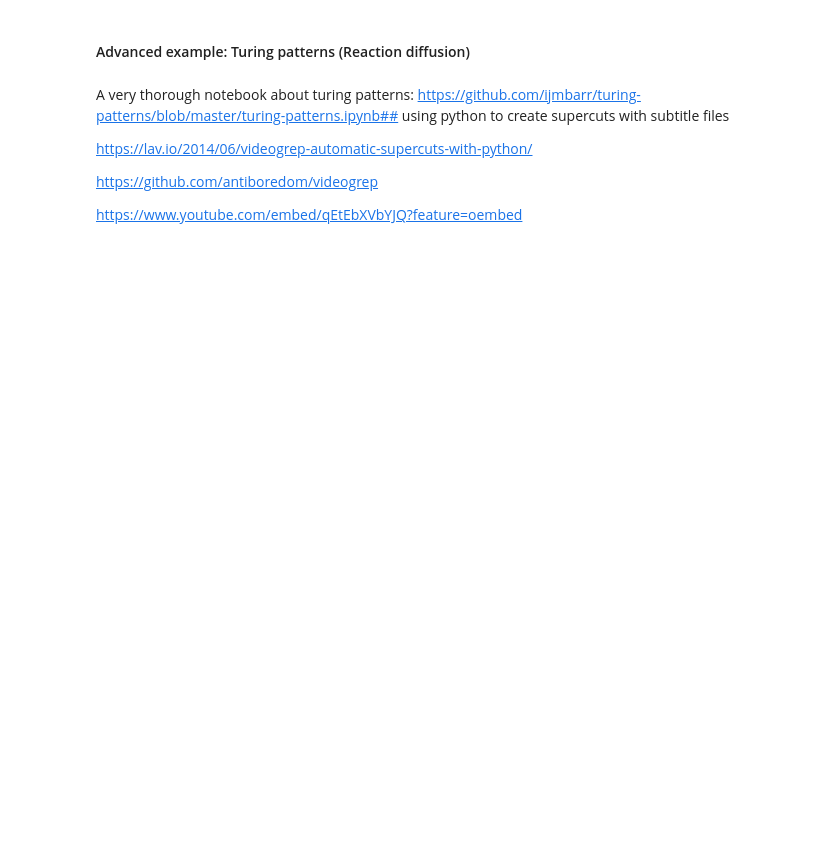
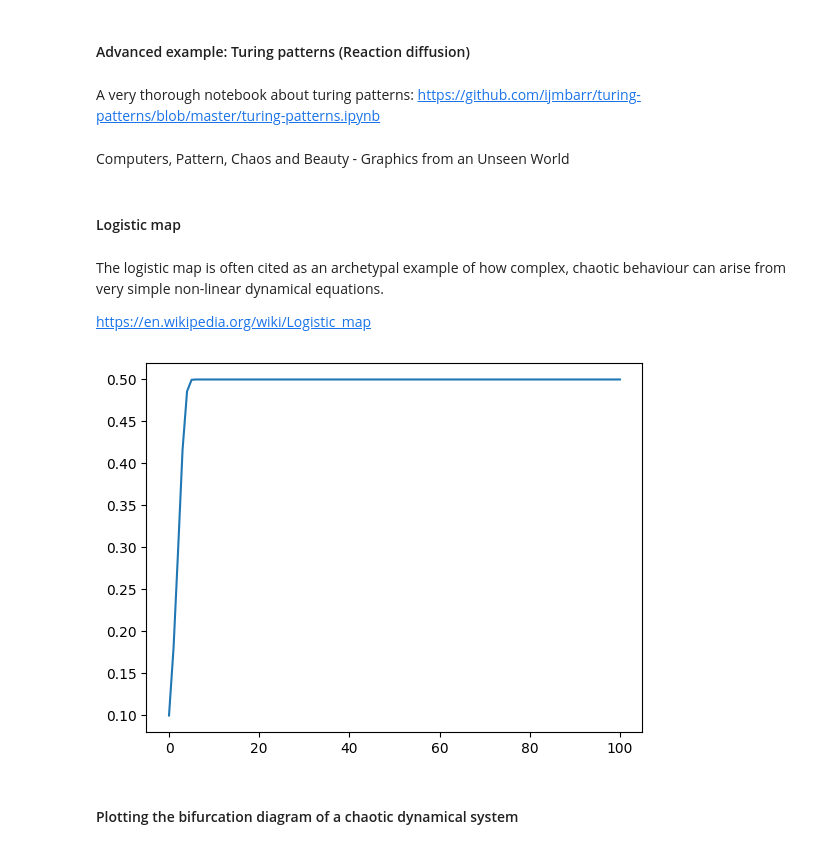
Before and after one commit to coralreefman/bca, a Jupyter notebook: notebooks/determinism.ipynb, the cells around one changed output. Drawn from its saved outputs; the diff is of its cells as text; code cells hidden in the pictures; blank space fills up the shorter version.

```diff
--- a/notebooks/determinism.ipynb
+++ b/notebooks/determinism.ipynb
@@ -100,10 +78,12 @@ for i in range(n):
         ax.set_title(f'$t={i * dt:.2f}$')
 # %% [markdown]
 A very thorough notebook about turing patterns:
-https://github.com/ijmbarr/turing-patterns/blob/master/turing-patterns.ipynb## using python to create supercuts with subtitle files
-
-https://lav.io/2014/06/videogrep-automatic-supercuts-with-python/
-
-https://github.com/antiboredom/videogrep
-
-https://www.youtube.com/embed/qEtEbXVbYJQ?feature=oembed
+https://github.com/ijmbarr/turing-patterns/blob/master/turing-patterns.ipynb
+# %% [markdown]
+Computers, Pattern, Chaos and Beauty - Graphics from an Unseen World
+# %% [markdown]
+#### Logistic map
+# %% [markdown]
+The logistic map is often cited as an archetypal example of how complex, chaotic behaviour can arise from very simple non-linear dynamical equations.
+
+https://en.wikipedia.org/wiki/Logistic_map
@@ -109,0 +93,23 @@ https://www.youtube.com/embed/qEtEbXVbYJQ?feature=oembed
+# %%
+# Simulation parameters
+#
+# Control parameter of the map, the rate
+r =  2.0 #3.5 # 3.2, 2.5, 3.8
+# Set up an array of iterates and set the initital condition
+x = [0.1]
+# The number of iterations to generate
+N = 100
+
+# The main loop that generates iterates and stores them
+for n in range(0, N):
+    # at each iteration calculate x_n+1
+    # and append to list x
+    x.append(r * x[n] * (1.0 - x[n]))
+
+
+plt.plot(np.arange(0, N+1), x)
+plt.show()
+# %% [output]
+[figure, new version]
+# %% [markdown]
+#### Plotting the bifurcation diagram of a chaotic dynamical system
```
Also changed, not shown: parts of 9 cells of this notebook, 3 other files.
